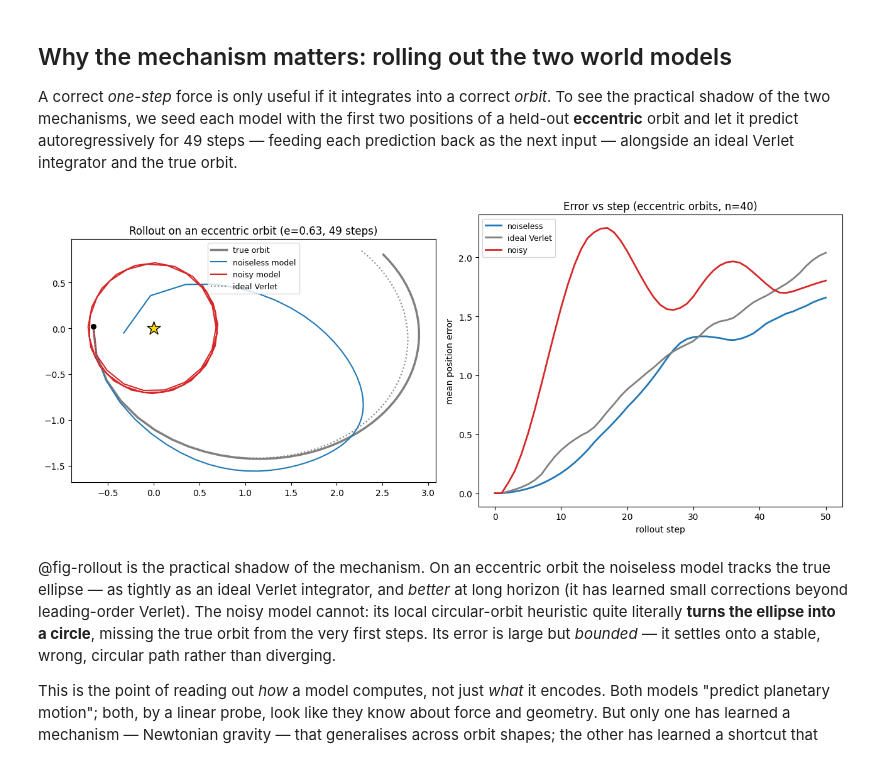
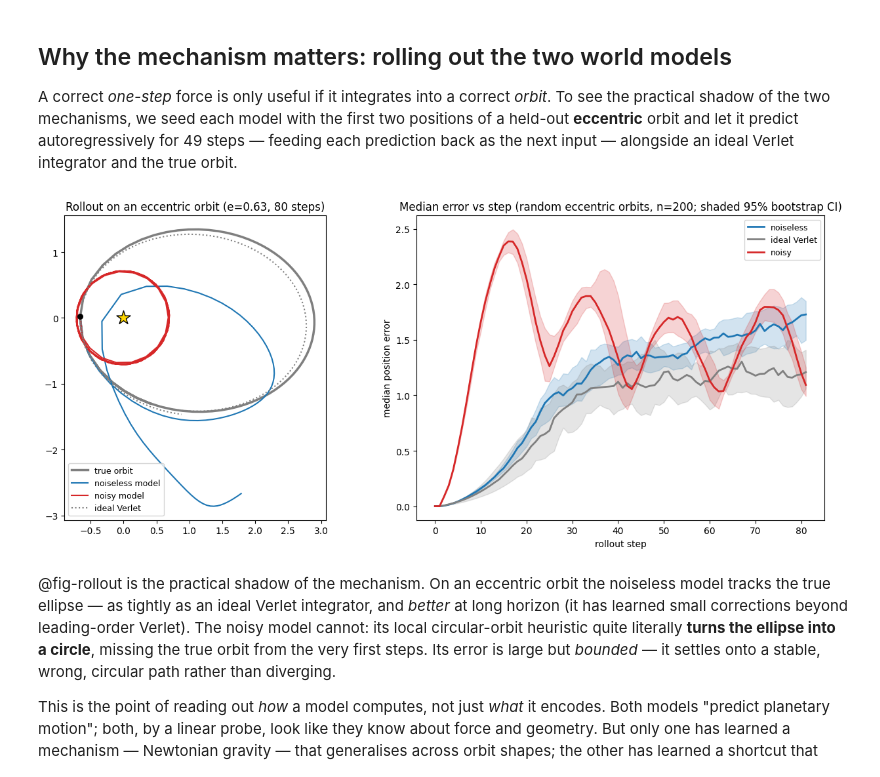
Before and after one commit to Arcadia-Science/world-model-orbits, a Jupyter notebook: index.ipynb, the cells around one changed output. Drawn from its saved outputs; the diff is of its cells as text; code cells hidden in the pictures.

```diff
--- a/index.ipynb
+++ b/index.ipynb
@@ -816,0 +695,18 @@ Putting the two halves together, the short-context transformer solves the same n
+# %%
+#| code-fold: true
+# Direction test for each antisymmetric mode: the angle its velocity-operator makes
+# with true gravity (-r_hat). No channel decomposition -- just two invariant vectors.
+w_dir = w_match if 'w_match' in globals() else NT.sample_orbit_windows(
+            BLOCK_SIZE, N_WINDOWS, seed=SEED, offset=OFFSET)
+assert len(w_dir) == len(a_r), f"windows {len(w_dir)} vs coeffs {len(a_r)}"
+r_t, r_pr = w_dir[:, -1, :], w_dir[:, -2, :]
+v    = r_t - r_pr
+rhat = r_t / (np.linalg.norm(r_t, axis=1, keepdims=True) + 1e-30)
+R    = np.array([[0., -1.], [1., 0.]])
+
+Rv      = v @ R.T                              # rotation antisym: velocity turned 90 deg
+dv      = ((d_r - d_p) / 2)[:, None] * v       # isotropic antisym: velocity scaled (along v)
+cos_rot = np.median((Rv * (-rhat)).sum(1) / (np.linalg.norm(Rv, axis=1) + 1e-30))
+cos_iso = np.median((dv * (-rhat)).sum(1) / (np.linalg.norm(dv, axis=1) + 1e-30))
+print(f"rotation-antisym   median cos(R v, -r_hat) = {cos_rot:.2f}   (sun-directed)")
+print(f"isotropic-antisym  median cos(d v, -r_hat) = {cos_iso:.2f}   (tangential)")
@@ -820,44 +728,67 @@ Putting the two halves together, the short-context transformer solves the same n
 A correct *one-step* force is only useful if it integrates into a correct *orbit*. To see the practical shadow of the two mechanisms, we seed each model with the first two positions of a held-out **eccentric** orbit and let it predict autoregressively for 49 steps — feeding each prediction back as the next input — alongside an ideal Verlet integrator and the true orbit.
 # %%
 #| label: fig-rollout
-#| fig-cap: "Autoregressive rollout on eccentric orbits (0.5 < e < 0.7). Left: one example orbit - the noiseless model (blue) tracks the true ellipse as well as ideal Verlet, while the noisy model (red) collapses it into a circle. Right: mean position error vs rollout step over 40 orbits - the noisy heuristic errs from the first steps (bounded, since it settles on a wrong circular path); the noiseless model stays lowest, even beating dt=0.2 Verlet at long horizon."
+#| fig-cap: "Autoregressive rollout on eccentric orbits (0.5 < e < 0.7). Left: one example orbit - the noiseless model (blue) tracks the true ellipse about as well as ideal Verlet, while the noisy model (red) collapses it into a circle. Right: median position error vs rollout step over a random, unbiased sample of 200 eccentric orbits (shaded 95% bootstrap CI of the median). The noisy heuristic errs from the first steps but stays bounded (it settles on a wrong circular path), while the noiseless model stays lowest through the horizon and beats dt=0.2 ideal Verlet - whose error grows with a widening spread - at long range."
 #| code-fold: true
 from analysis.elm import rollout, rollout_verlet
 from analysis.data import load_orbital_params
 
+N        = 80
+N_ORBITS = 200
 with contextlib.redirect_stdout(io.StringIO()):
     _tr = np.asarray(load_trajectories(DATA_DIR, num_trajectories_needed=OFFSET + 2000))
     _op = load_orbital_params(DATA_DIR, num_trajectories_needed=OFFSET + 2000)
-_e  = np.array([p['e'] for p in _op])
-ecc = [i for i in range(OFFSET, OFFSET + 2000) if 0.5 < _e[i] < 0.7][:40]
-N   = 49
+_e = np.array([p['e'] for p in _op])
+
+# all eccentric orbits in the loaded (test-split) pool, then an UNBIASED random sample
+ecc_all = [i for i in range(OFFSET, OFFSET + 2000) if 0.5 < _e[i] < 0.7]
+rng     = np.random.default_rng(SEED)
+sample  = rng.choice(ecc_all, size=min(N_ORBITS, len(ecc_all)), replace=False)
 
 errs = {'noiseless': [], 'ideal Verlet': [], 'noisy': []}
-for i in ecc:
+for i in sample:
     tr = _tr[i]; s = tr[:2]
     errs['noiseless'].append(np.linalg.norm(rollout(model_noiseless, s, N) - tr[:N+2], axis=1))
     errs['ideal Verlet'].append(np.linalg.norm(rollout_verlet(s, N)        - tr[:N+2], axis=1))
     errs['noisy'].append(np.linalg.norm(rollout(model_bs2, s, N)            - tr[:N+2], axis=1))
+errs = {k: np.array(v) for k, v in errs.items()}
+step = np.arange(N + 2)
 
-ei = ecc[0]; true = _tr[ei]; s = true[:2]
+# bootstrap 95% CI of the median error at each step
+def median_ci(m, n_boot=2000, seed=0):
+    r = np.random.default_rng(seed)
+    n = m.shape[0]
+    med = np.median(m, axis=0)
+    idx = r.integers(0, n, size=(n_boot, n))          # resample orbits with replacement
+    boot = np.median(m[idx], axis=1)                  # (n_boot, n_steps)
+    lo, hi = np.percentile(boot, [2.5, 97.5], axis=0)
+    return med, lo, hi
+
+# example orbit (unchanged): the first eccentric orbit in the pool
+ei = ecc_all[0]; true = _tr[ei]; s = true[:2]
 rn, rv, rx = rollout(model_noiseless, s, N), rollout_verlet(s, N), rollout(model_bs2, s, N)
 
 fig, (axA, axB) = plt.subplots(1, 2, figsize=(13, 5.6))
 axA.plot(true[:N+2, 0], true[:N+2, 1], 'k-', lw=2.5, alpha=0.5, label='true orbit')
 axA.plot(rn[:, 0], rn[:, 1], '-',  color='tab:blue',   lw=1.5, label='noiseless model')
 axA.plot(rx[:, 0], rx[:, 1], '-',  color='tab:red',    lw=1.5, label='noisy model')
 axA.plot(rv[:, 0], rv[:, 1], ':',  color='gray',       lw=1.5, label='ideal Verlet')
 axA.scatter(0, 0, marker='*', s=250, color='gold', edgecolor='k', zorder=5)
 axA.scatter(*s[0], color='k', s=30, zorder=5)
 axA.set_aspect('equal'); axA.legend(fontsize=9)
 axA.set_title(f'Rollout on an eccentric orbit (e={_e[ei]:.2f}, {N} steps)')
+
+# right: MEDIAN error vs step over the random sample, with a 95% bootstrap CI band
 for name, c in [('noiseless', 'tab:blue'), ('ideal Verlet', 'gray'), ('noisy', 'tab:red')]:
-    axB.plot(range(N + 2), np.array(errs[name]).mean(0), color=c, lw=2, label=name)
-axB.set_xlabel('rollout step'); axB.set_ylabel('mean position error')
-axB.set_title(f'Error vs step (eccentric orbits, n={len(ecc)})'); axB.legend(fontsize=9)
+    med, lo, hi = median_ci(errs[name], seed=SEED)
+    axB.plot(step, med, color=c, lw=2, label=name)
+    axB.fill_between(step, lo, hi, color=c, alpha=0.2)
+axB.set_xlabel('rollout step'); axB.set_ylabel('median position error')
+axB.set_title(f'Median error vs step (random eccentric orbits, n={len(sample)}; shaded 95% bootstrap CI)')
+axB.legend(fontsize=9)
 fig.tight_layout(); plt.show()
 # %% [output]
-[figure, old version]
+[figure, new version]
 # %% [markdown]
 @fig-rollout is the practical shadow of the mechanism. On an eccentric orbit the noiseless model tracks the true ellipse — as tightly as an ideal Verlet integrator, and *better* at long horizon (it has learned small corrections beyond leading-order Verlet). The noisy model cannot: its local circular-orbit heuristic quite literally **turns the ellipse into a circle**, missing the true orbit from the very first steps. Its error is large but *bounded* — it settles onto a stable, wrong, circular path rather than diverging.
 
```
Also changed, not shown: parts of 14 cells of this notebook.
